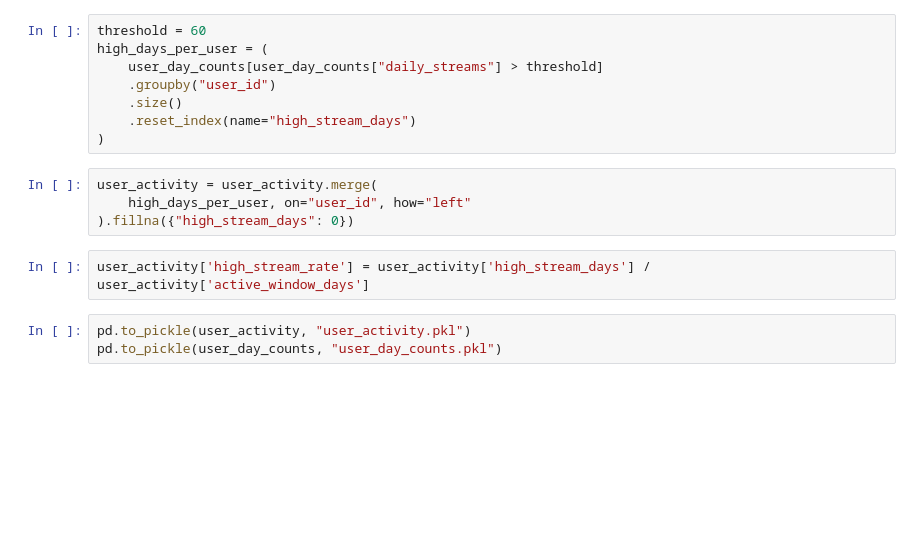
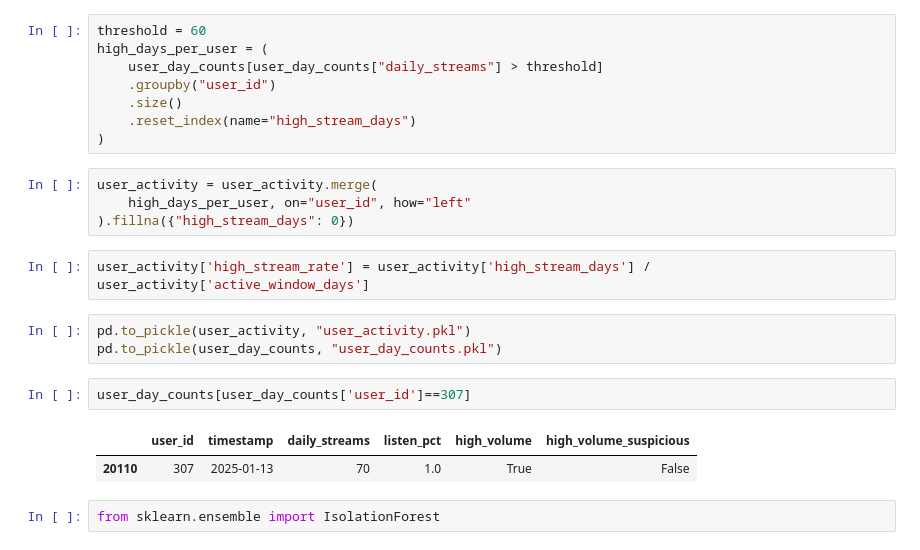
Before and after one commit to evanfrang/streaming_fraud_analysis, a Jupyter notebook: notebooks/synthesize.ipynb, the cells around one changed output. Drawn from its saved outputs; the diff is of its cells as text; blank space fills up the shorter version.

```diff
--- a/notebooks/synthesize.ipynb
+++ b/notebooks/synthesize.ipynb
@@ -644,3 +644,10 @@ user_activity['high_stream_rate'] = user_activity['high_stream_days'] / user_act
 # %%
 pd.to_pickle(user_activity, "user_activity.pkl")
 pd.to_pickle(user_day_counts, "user_day_counts.pkl")
+# %%
+user_day_counts[user_day_counts['user_id']==307]
+# %% [output]
+|  | user_id | timestamp | daily_streams | listen_pct | high_volume | high_volume_suspicious |
+| 20110 | 307 | 2025-01-13 | 70 | 1.0 | True | False |
+# %%
+from sklearn.ensemble import IsolationForest
```
Also changed, not shown: parts of 16 cells of this notebook, 4 other files.
